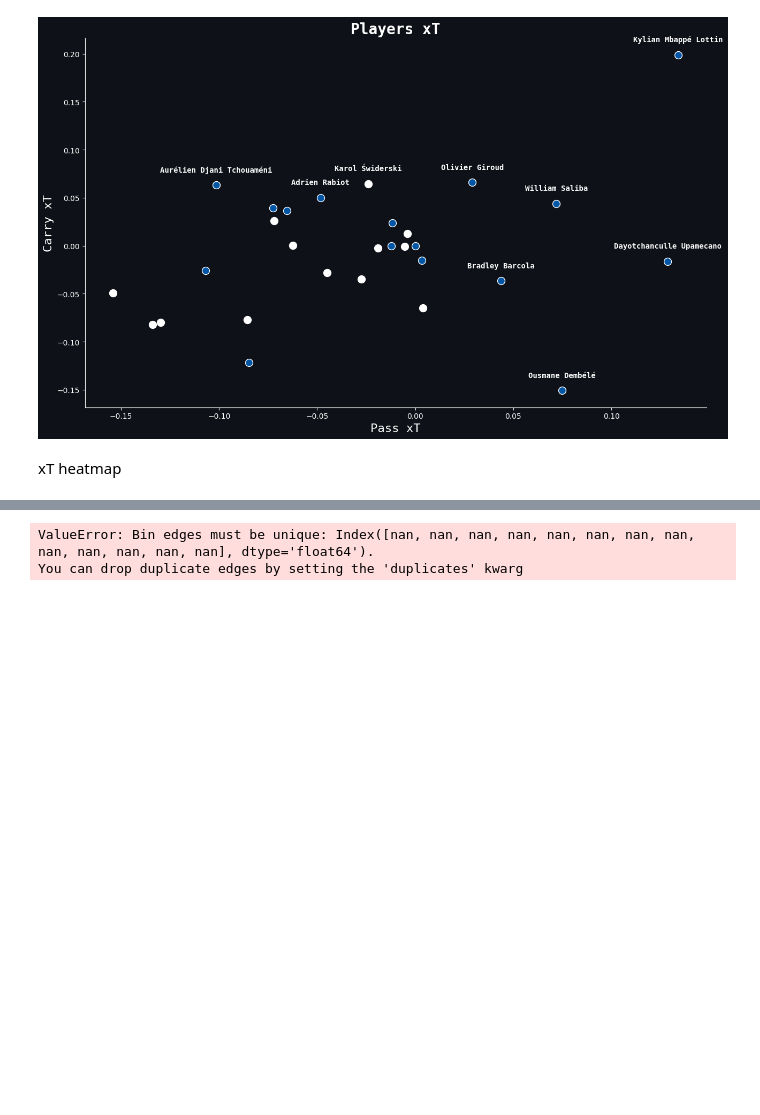
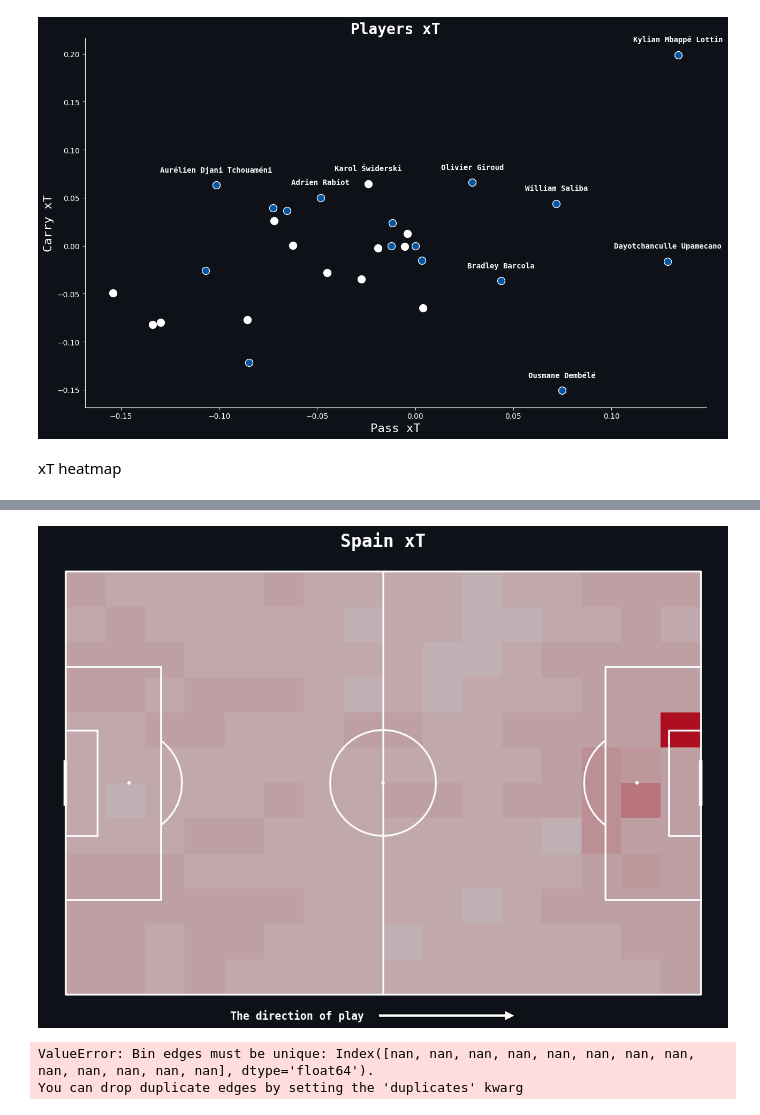
Before and after one commit to AKapich/Euro_Dashboard_Creator, a Jupyter notebook: chart_preparation.ipynb, the cells around one changed output, grey strips where cells are left out. Cells and saved outputs as stored; diff of their text form; code cells hidden in the pictures; blank space fills up the shorter version.

```diff
--- a/chart_preparation.ipynb
+++ b/chart_preparation.ipynb
@@ -270,3 +327,7 @@ xT_heatmap(match_id, 'France')
+# %%
+xT_heatmap(3942226, 'Spain')
+# %% [output]
+[figure, added]
 # %%
 # by passes
 xT = pd.read_csv("https://raw.githubusercontent.com/AKapich/WorldCup_App/main/app/xT_Grid.csv", header=None)
```
Also changed, not shown: parts of 10 cells of this notebook, 4 other files.
